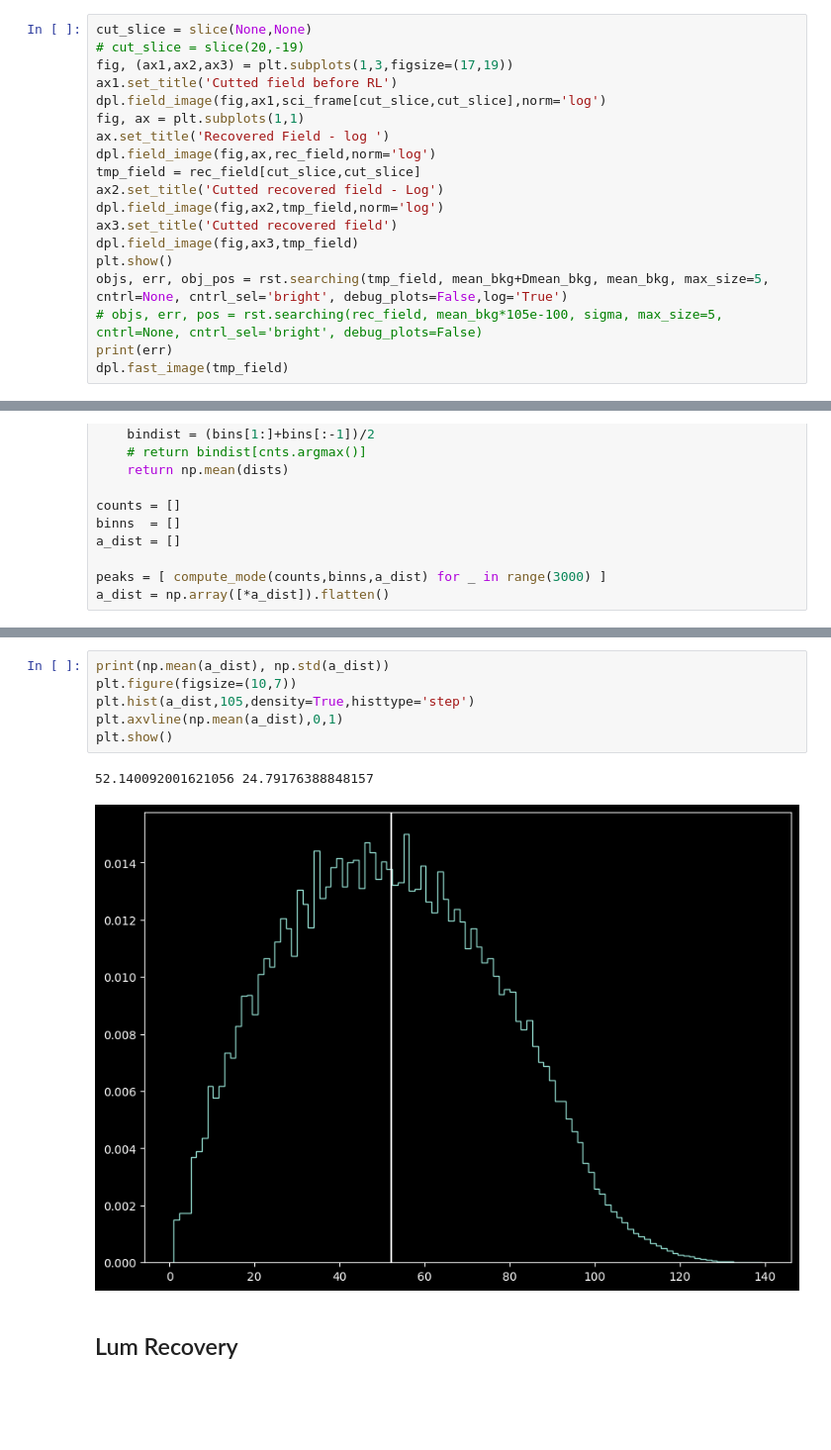
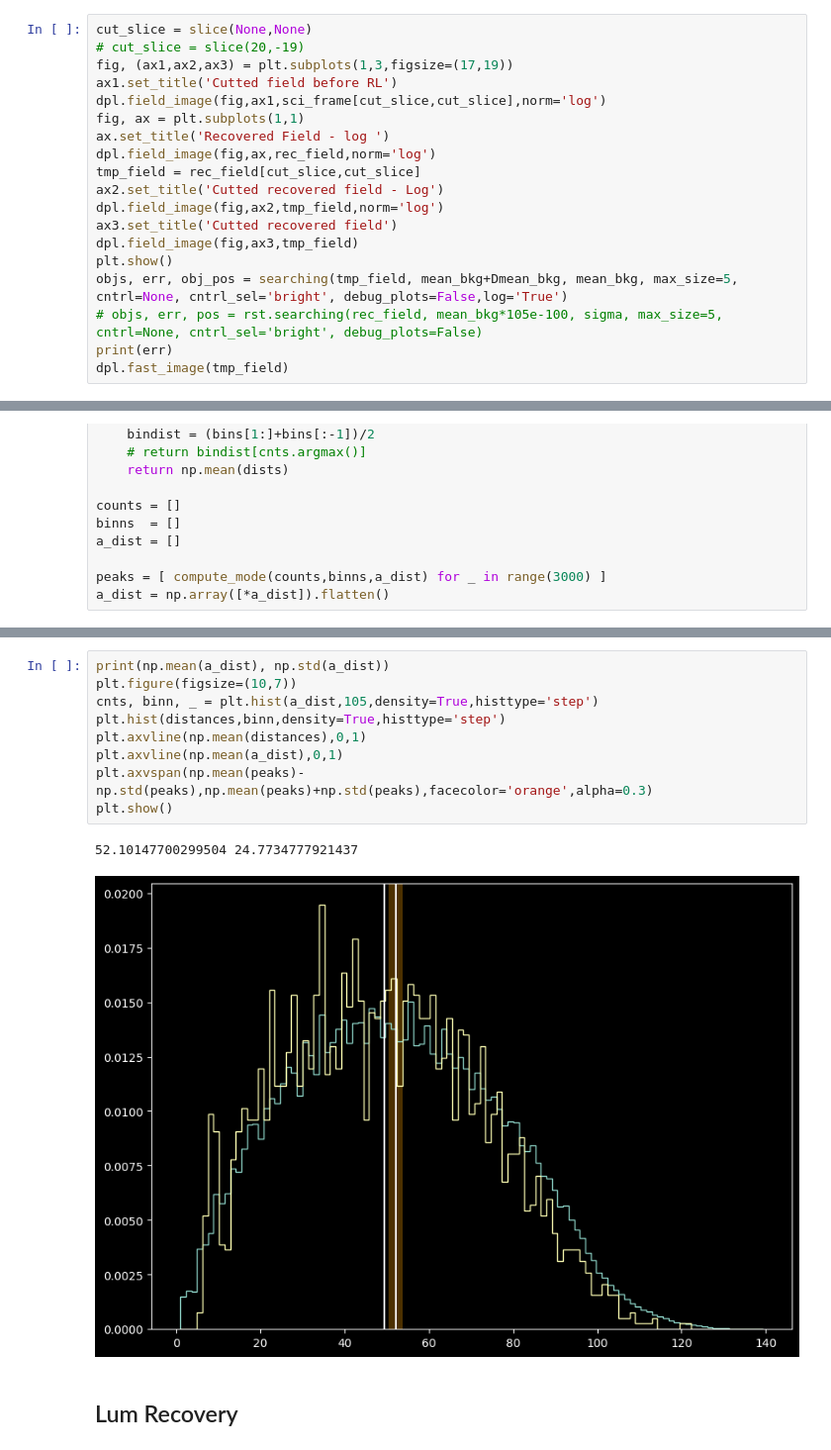
Before and after one commit to 00-berni/proj_2, a Jupyter notebook: implementation.ipynb, the cells around one changed output, grey strips where cells are left out. Shown at 99% size. Saved outputs shown, nothing was run; the diff lists cells and outputs as text; blank space fills up the shorter version.

```diff
--- a/implementation.ipynb
+++ b/implementation.ipynb
@@ -830,7 +1396,7 @@ dpl.field_image(fig,ax2,tmp_field,norm='log')
 ax3.set_title('Cutted recovered field')
 dpl.field_image(fig,ax3,tmp_field)
 plt.show()
-objs, err, obj_pos = rst.searching(tmp_field, mean_bkg+Dmean_bkg, mean_bkg, max_size=5, cntrl=None, cntrl_sel='bright', debug_plots=False,log='True')
+objs, err, obj_pos = searching(tmp_field, mean_bkg+Dmean_bkg, mean_bkg, max_size=5, cntrl=None, cntrl_sel='bright', debug_plots=False,log='True')
 # objs, err, pos = rst.searching(rec_field, mean_bkg*105e-100, sigma, max_size=5, cntrl=None, cntrl_sel='bright', debug_plots=False)
 print(err)
 dpl.fast_image(tmp_field)
@@ -918,12 +1525,15 @@ plt.show()
 # %%
 print(np.mean(a_dist), np.std(a_dist))
 plt.figure(figsize=(10,7))
-plt.hist(a_dist,105,density=True,histtype='step')
+cnts, binn, _ = plt.hist(a_dist,105,density=True,histtype='step')
+plt.hist(distances,binn,density=True,histtype='step')
+plt.axvline(np.mean(distances),0,1)
 plt.axvline(np.mean(a_dist),0,1)
+plt.axvspan(np.mean(peaks)-np.std(peaks),np.mean(peaks)+np.std(peaks),facecolor='orange',alpha=0.3)
 plt.show()
 # %% [output]
-52.140092001621056 24.79176388848157
+52.10147700299504 24.7734777921437
-[figure, old version]
+[figure, new version]
 # %% [markdown]
 ## Lum Recovery
 # %% [markdown]
```
Also changed, not shown: parts of 11 cells of this notebook.
